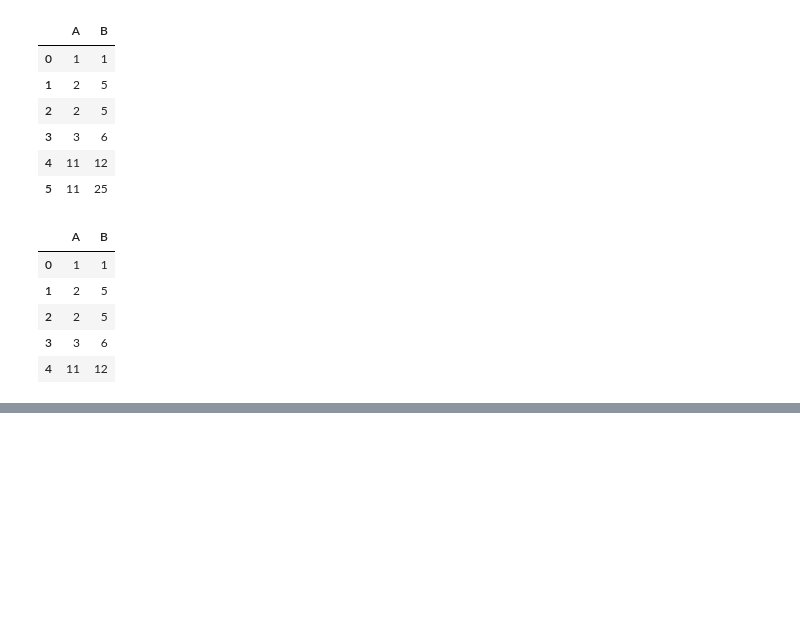
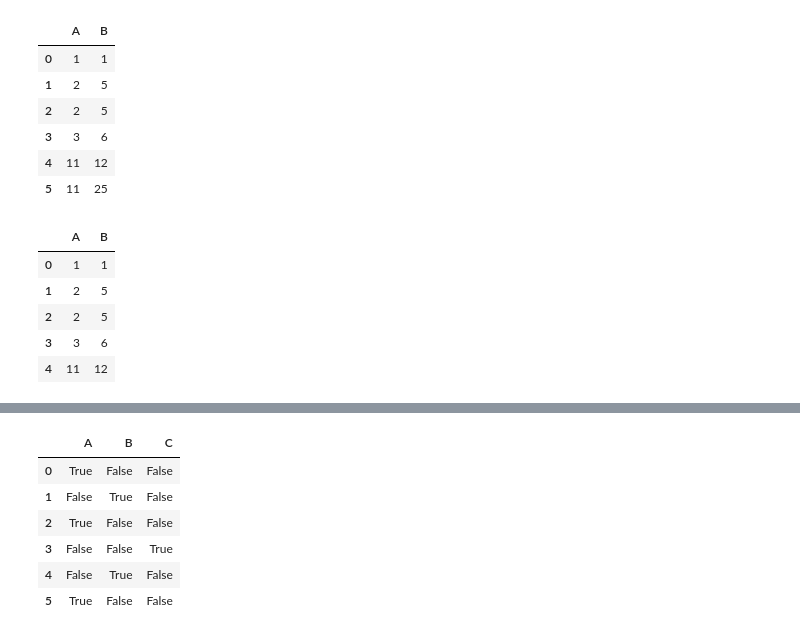
Before and after one commit to LungiNzima/Python-Programming-Course, a Jupyter notebook: Pandas_Course.ipynb, the cells around one changed output, grey strips where cells are left out. Drawn from its saved outputs; the diff is of its cells as text; code cells hidden in the pictures; blank space fills up the shorter version.

```diff
--- a/Pandas_Course.ipynb
+++ b/Pandas_Course.ipynb
@@ -690,4 +690,6 @@ df_filtered
 | 3 | 3 | 6 |
 | 4 | 11 | 12 |
 # %%
-data = {'category': []}
+data = {'Category': ['A', 'B', 'A', 'C', 'B', 'A']}
+        #"Sales" : [10,20,30,40,50,60]}
+df = pd.DataFrame(data)
@@ -693,0 +706,10 @@ data = {'category': []}
+# %%
+pd.get_dummies(df["Category"])
+# %% [output]
+|  | A | B | C |
+| 0 | True | False | False |
+| 1 | False | True | False |
+| 2 | True | False | False |
+| 3 | False | False | True |
+| 4 | False | True | False |
+| 5 | True | False | False |
```
Also changed, not shown: parts of 5 cells of this notebook.
